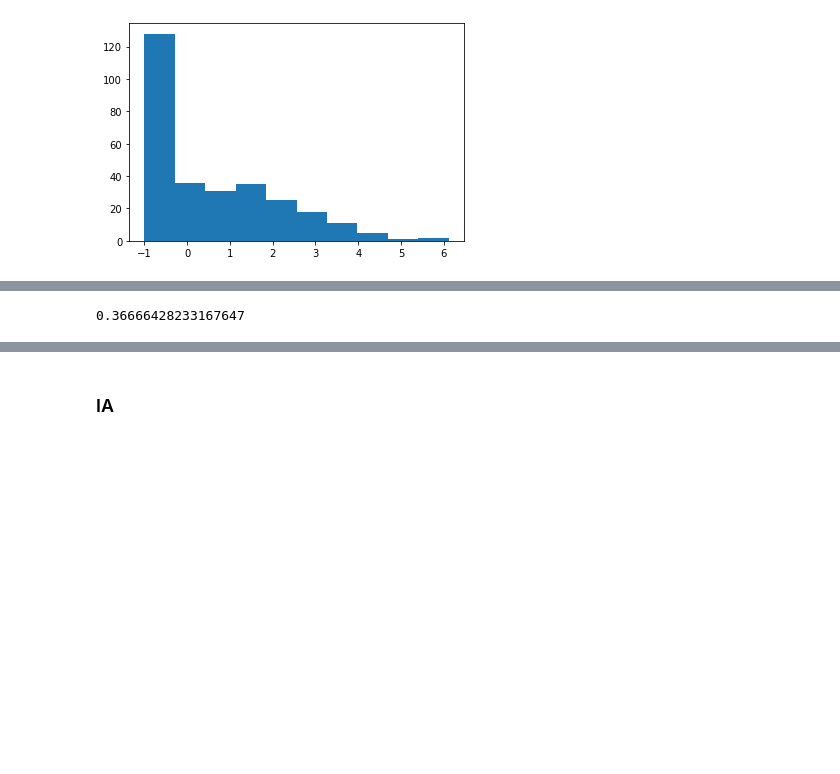
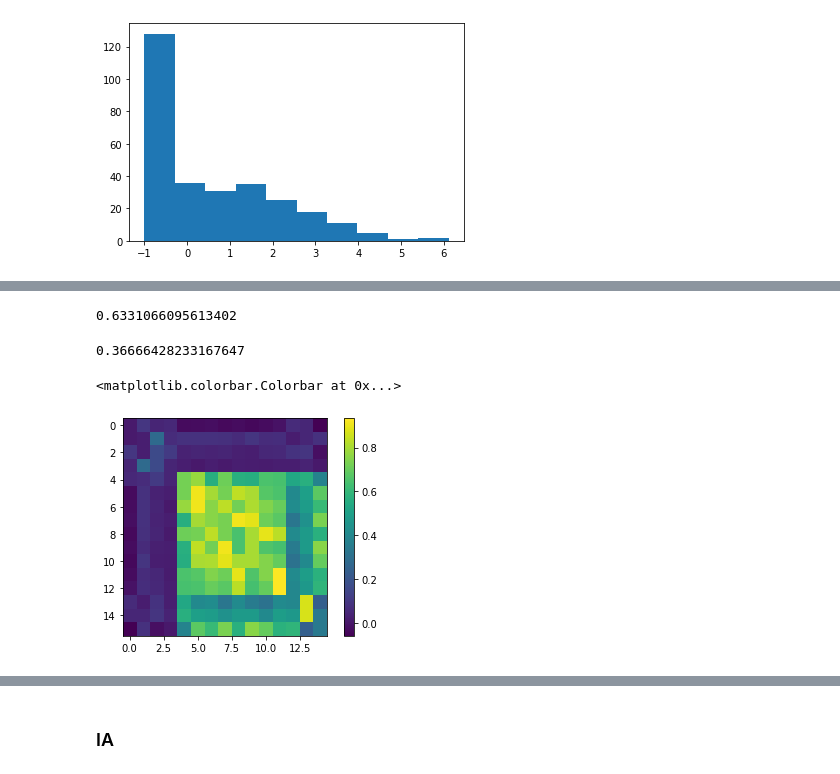
Before and after one commit to KatharinaGruber/windpower_GWA, a Jupyter notebook: USA/correlations_reanalysis_grid_points.ipynb, the cells around one changed output, grey strips where cells are left out. Saved outputs shown, nothing was run; the diff lists cells and outputs as text; code cells hidden in the pictures; blank space fills up the shorter version.

```diff
--- a/USA/correlations_reanalysis_grid_points.ipynb
+++ b/USA/correlations_reanalysis_grid_points.ipynb
@@ -225,6 +233,10 @@ windturbines = pd.read_csv("/data/users/kgruber/other-data/USA/windturbines_usa.
 labels = pd.read_csv('/data/users/kgruber/other-data/USA/labels_turbine_data.csv')
 # get indices of BPA wind parks from wind turbine dataset
 pBPA = pd.DataFrame({'p': [park in BPA_parks.name.values for park in windturbines[windturbines.t_state!='GU'].p_name.values]})
+# %%
+# remove turbines that are in other states - error in data?
+pBPA[windturbines[windturbines.t_state!='GU'].xlong.values<-125] = False
+pBPA[windturbines[windturbines.t_state!='GU'].xlong.values>-115] = False
 # %%
 BPA_mer = pBPA.groupby(labels.lbl_mer).mean() # get shares of where BPA wind parks are installed
 BPA_mer_gwa = pBPA.groupby(labels.lbl_mer_gwa).mean()
@@ -252,4 +263,0 @@ c_BPA_era_gwa = np.array([list(c_era[BPA_era_gwa.cor_id.unique()[i],
-# %%
-c_BPA_mer.mean()
-# %% [output]
-0.36666428233167647
@@ -257,0 +264,15 @@ c_BPA_era
+# %%
+mc_BPA_mer
+# %% [output]
+0.6331066095613402
+# %%
+mc_BPA_mer # old version with wring wind parks
+# %% [output]
+0.36666428233167647
+# %%
+plt.imshow(np.array([list(c_mer[BPA_mer.cor_id.unique()[i],
+                                 np.delete(BPA_mer.cor_id.unique(),i,0)]) for i in range(len(BPA_mer.cor_id.unique()))]))
+plt.colorbar() # old version with wring wind parks
+# %% [output]
+<matplotlib.colorbar.Colorbar at 0x...>
+[figure, added]
```
Also changed, not shown: parts of 84 cells of this notebook.
